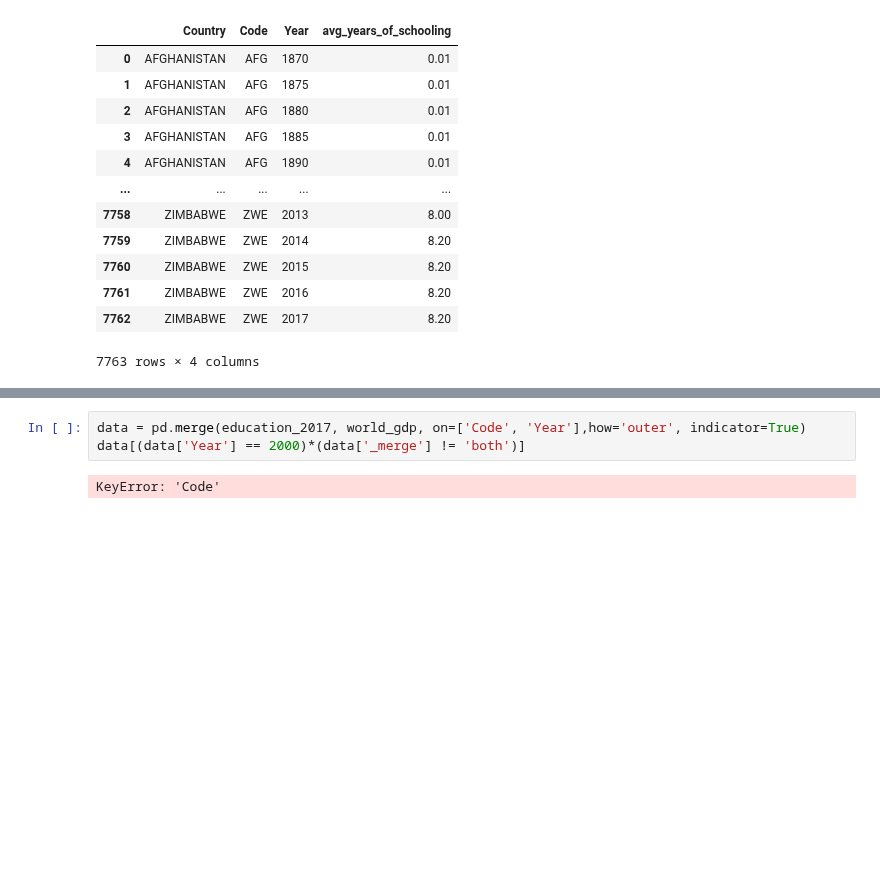
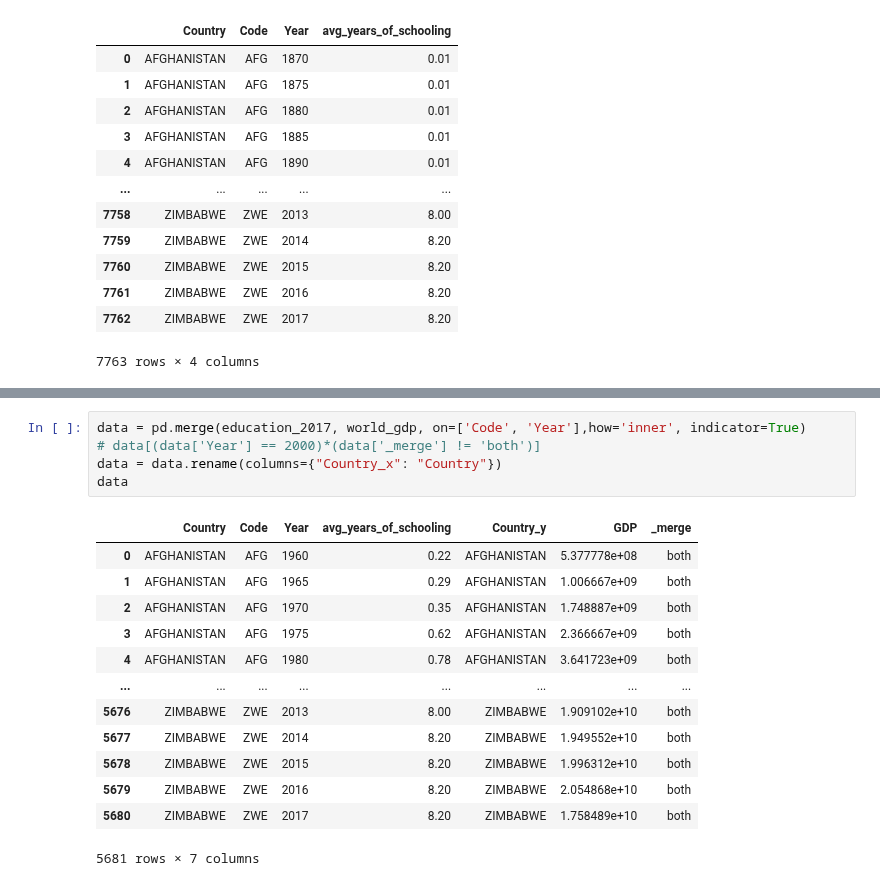
Before and after one commit to addmelo/ACME, a Jupyter notebook: Merging_data.ipynb, the cells around one changed output, grey strips where cells are left out. Cells and saved outputs as stored; diff of their text form; blank space fills up the shorter version.

```diff
--- a/Merging_data.ipynb
+++ b/Merging_data.ipynb
@@ -55,5 +55,19 @@ world_gdp
 # %%
-data = pd.merge(education_2017, world_gdp, on=['Code', 'Year'],how='outer', indicator=True)
-data[(data['Year'] == 2000)*(data['_merge'] != 'both')]
+data = pd.merge(education_2017, world_gdp, on=['Code', 'Year'],how='inner', indicator=True)
+# data[(data['Year'] == 2000)*(data['_merge'] != 'both')]
+data = data.rename(columns={"Country_x": "Country"})
+data
 # %% [output]
+|  | Country | Code | Year | avg_years_of_schooling | Country_y | GDP | _merge |
+| 0 | AFGHANISTAN | AFG | 1960 | 0.22 | AFGHANISTAN | 5.377778e+08 | both |
+| 1 | AFGHANISTAN | AFG | 1965 | 0.29 | AFGHANISTAN | 1.006667e+09 | both |
+| 2 | AFGHANISTAN | AFG | 1970 | 0.35 | AFGHANISTAN | 1.748887e+09 | both |
+| 3 | AFGHANISTAN | AFG | 1975 | 0.62 | AFGHANISTAN | 2.366667e+09 | both |
+| 4 | AFGHANISTAN | AFG | 1980 | 0.78 | AFGHANISTAN | 3.641723e+09 | both |
+| ... | ... | ... | ... | ... | ... | ... | ... |
+| 5676 | ZIMBABWE | ZWE | 2013 | 8.00 | ZIMBABWE | 1.909102e+10 | both |
+| 5677 | ZIMBABWE | ZWE | 2014 | 8.20 | ZIMBABWE | 1.949552e+10 | both |
+| 5678 | ZIMBABWE | ZWE | 2015 | 8.20 | ZIMBABWE | 1.996312e+10 | both |
+| 5679 | ZIMBABWE | ZWE | 2016 | 8.20 | ZIMBABWE | 2.054868e+10 | both |
+| 5680 | ZIMBABWE | ZWE | 2017 | 8.20 | ZIMBABWE | 1.758489e+10 | both |
-KeyError: 'Code'
+5681 rows × 7 columns
```
Also changed, not shown: parts of 4 cells of this notebook, 1 other file.
